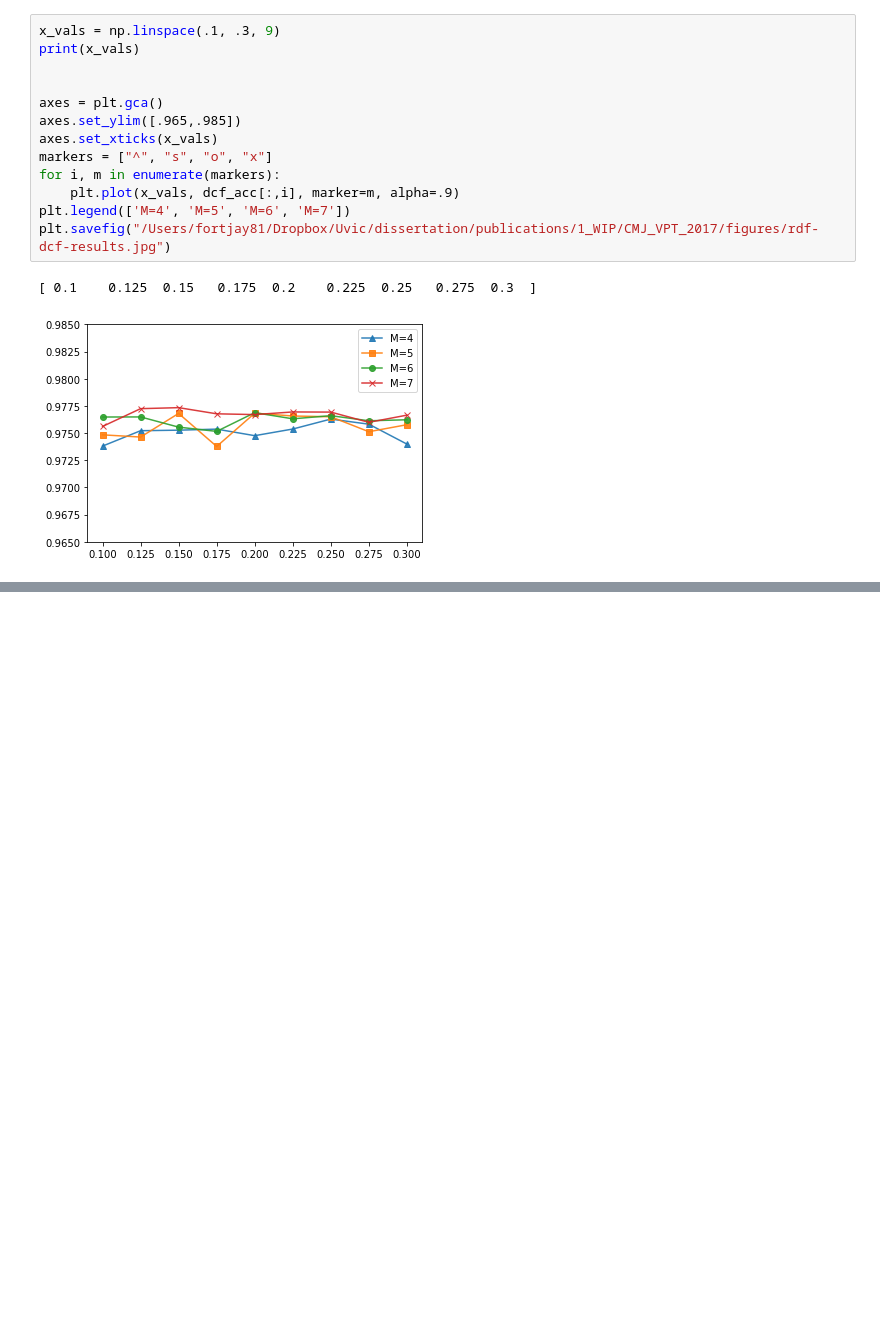
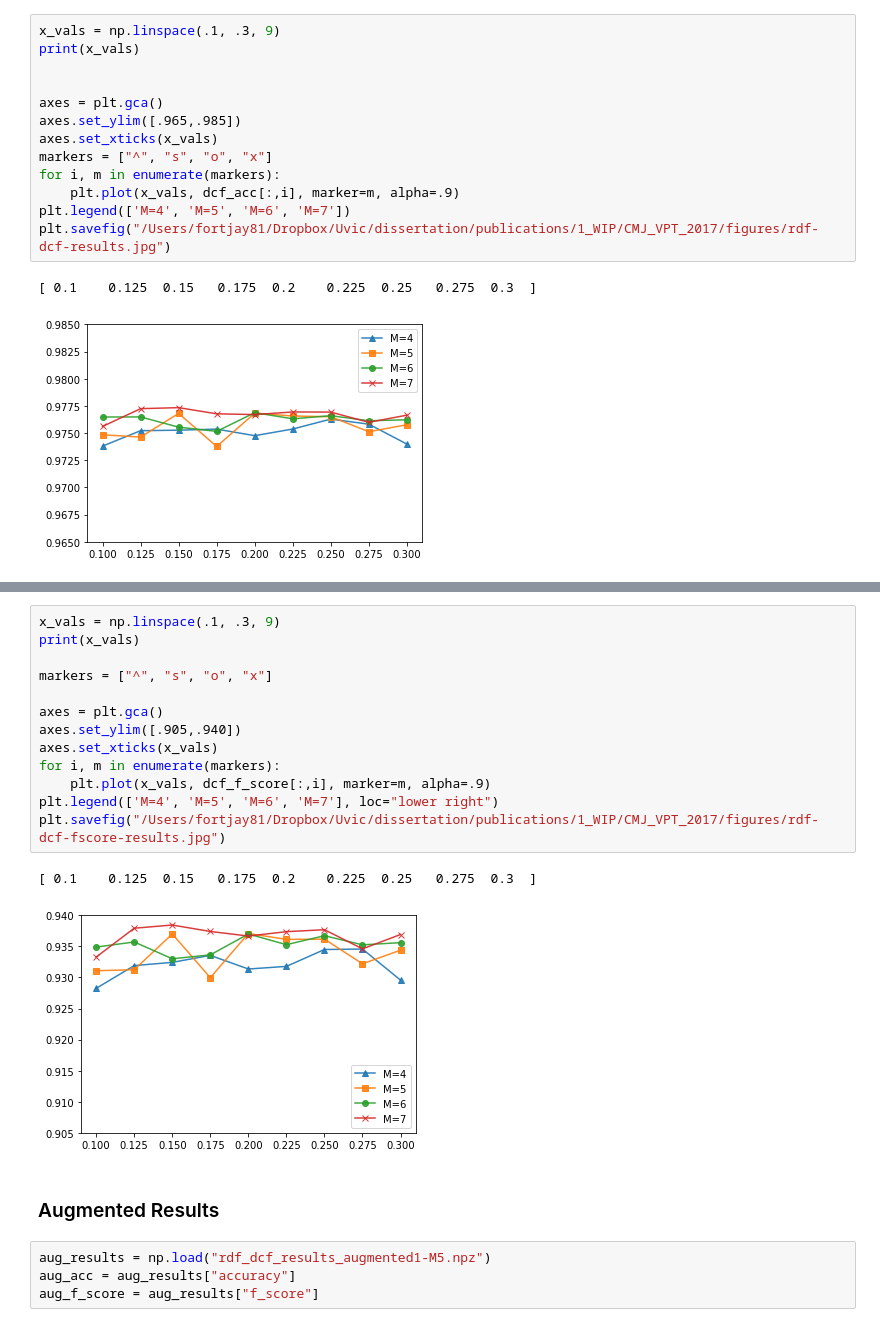
Before and after one commit to davidsjohnson/VPT2, a Jupyter notebook: CMJ Stuff.ipynb, the cells around one changed output, grey strips where cells are left out. Cells and saved outputs as stored; diff of their text form; blank space fills up the shorter version.

```diff
--- a/CMJ Stuff.ipynb
+++ b/CMJ Stuff.ipynb
@@ -261,0 +242,22 @@ array(['data/posture/p1/p1a/000243.bin', 'data/posture/p1/p1a/000243.bin',
+# %%
+x_vals = np.linspace(.1, .3, 9)
+print(x_vals)
+
+markers = ["^", "s", "o", "x"]
+
+axes = plt.gca()
+axes.set_ylim([.905,.940])
+axes.set_xticks(x_vals)
+for i, m in enumerate(markers):
+    plt.plot(x_vals, dcf_f_score[:,i], marker=m, alpha=.9)
+plt.legend(['M=4', 'M=5', 'M=6', 'M=7'], loc="lower right")
+plt.savefig("/Users/fortjay81/Dropbox/Uvic/dissertation/publications/1_WIP/CMJ_VPT_2017/figures/rdf-dcf-fscore-results.jpg")
+# %% [output]
+[ 0.1    0.125  0.15   0.175  0.2    0.225  0.25   0.275  0.3  ]
+[figure, added]
+# %% [markdown]
+### Augmented Results
+# %%
+aug_results = np.load("rdf_dcf_results_augmented1-M5.npz")
+aug_acc = aug_results["accuracy"]
+aug_f_score = aug_results["f_score"]
```
Also changed, not shown: parts of 13 cells of this notebook, 4 other files.
